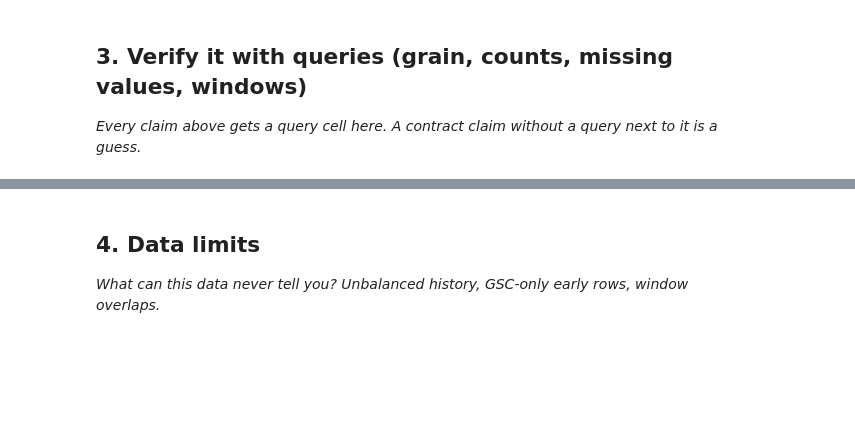
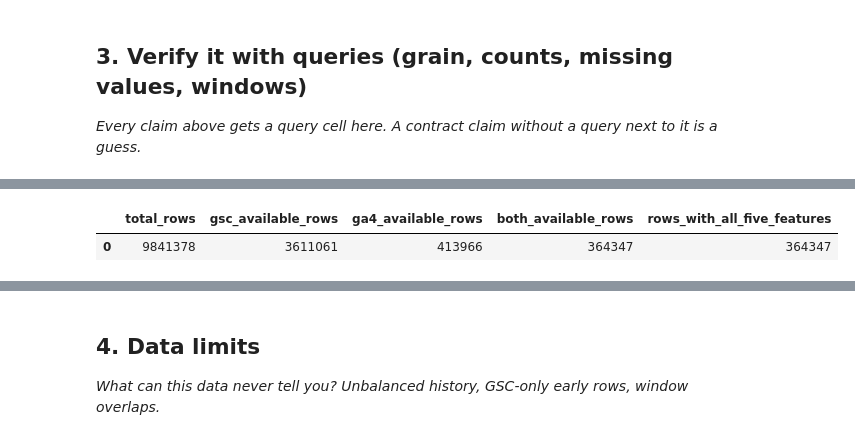
Before and after one commit to Pangakeerthi11/keerthi-flyrank-ml-internship-2026, a Jupyter notebook: work/notebooks/w03_data_contract.ipynb, the cells around one changed output, grey strips where cells are left out. Cells and saved outputs as stored; diff of their text form; code cells hidden in the pictures; blank space fills up the shorter version.

```diff
--- a/work/notebooks/w03_data_contract.ipynb
+++ b/work/notebooks/w03_data_contract.ipynb
@@ -29,0 +145,29 @@ This skeleton is yours to fill. Work the sections **in order** — each one has
+# %%
+# QUERY 3 — Verify source availability
+display(con.execute("""
+    SELECT
+        COUNT(*) AS total_rows,
+        COUNT(*) FILTER (
+            WHERE gsc_data_available IS TRUE
+        ) AS gsc_available_rows,
+        COUNT(*) FILTER (
+            WHERE ga4_data_available IS TRUE
+        ) AS ga4_available_rows,
+        COUNT(*) FILTER (
+            WHERE gsc_data_available IS TRUE
+              AND ga4_data_available IS TRUE
+        ) AS both_available_rows,
+        COUNT(*) FILTER (
+            WHERE gsc_data_available IS TRUE
+              AND ga4_data_available IS TRUE
+              AND gsc_clicks IS NOT NULL
+              AND gsc_impressions IS NOT NULL
+              AND gsc_avg_position IS NOT NULL
+              AND ga4_pageviews IS NOT NULL
+              AND sessions_organic IS NOT NULL
+        ) AS rows_with_all_five_features
+    FROM read_parquet(?)
+""", [march_file]).fetchdf())
+# %% [output]
+|  | total_rows | gsc_available_rows | ga4_available_rows | both_available_rows | rows_with_all_five_features |
+| 0 | 9841378 | 3611061 | 413966 | 364347 | 364347 |
```
Also changed, not shown: parts of 15 cells of this notebook.
